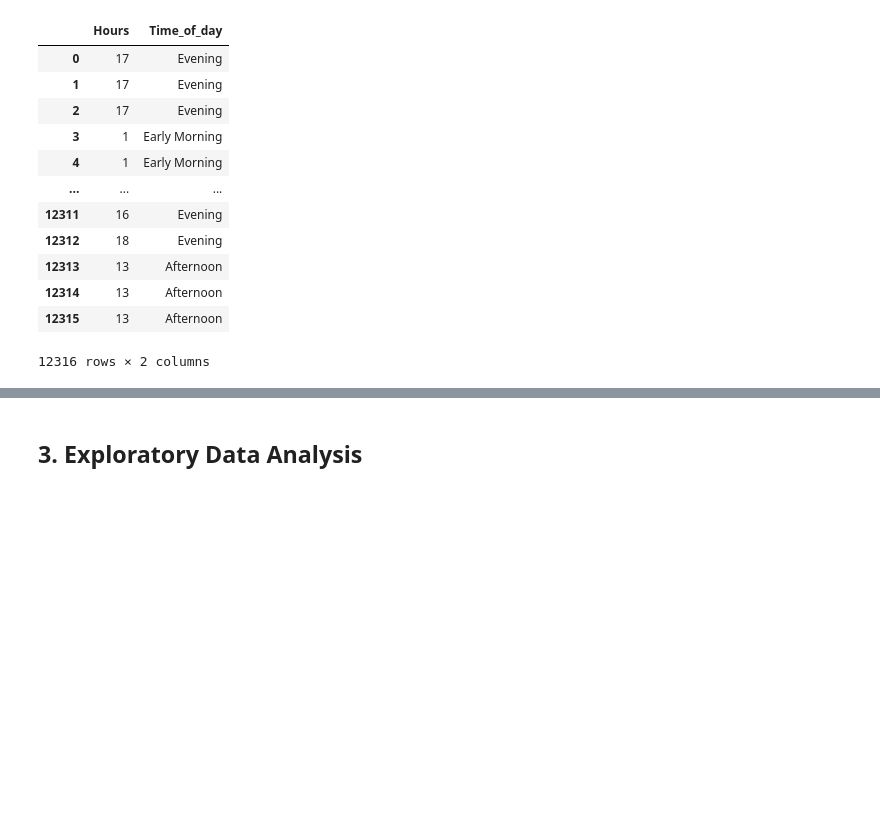
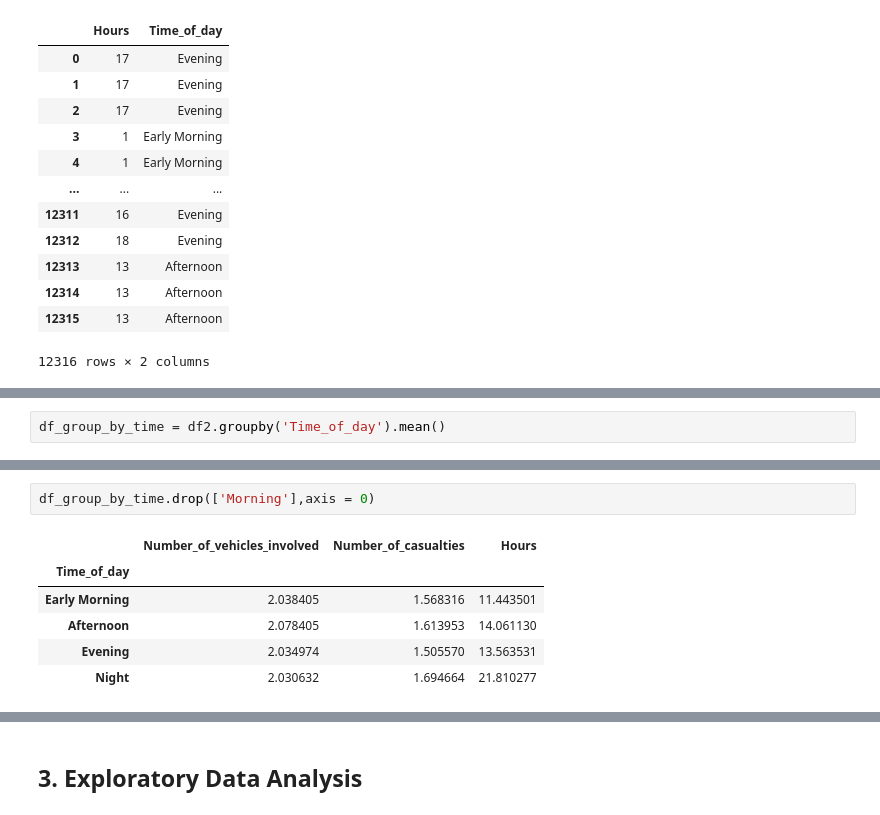
Before and after one commit to vedanthv/Road-Traffic-Accident-Severity-Classification, a Jupyter notebook: RoadTrafficSeverityProject.ipynb, the cells around one changed output, grey strips where cells are left out. Cells and saved outputs as stored; diff of their text form; blank space fills up the shorter version.

```diff
--- a/RoadTrafficSeverityProject.ipynb
+++ b/RoadTrafficSeverityProject.ipynb
@@ -410,0 +417,2 @@ df2[['Hours','Time_of_day']]
+# %%
+df_group_by_time = df2.groupby('Time_of_day').mean()
@@ -410,0 +429,9 @@ df2[['Hours','Time_of_day']]
+# %%
+df_group_by_time.drop(['Morning'],axis = 0)
+# %% [output]
+|  | Number_of_vehicles_involved | Number_of_casualties | Hours |
+| Time_of_day |  |  |  |
+| Early Morning | 2.038405 | 1.568316 | 11.443501 |
+| Afternoon | 2.078405 | 1.613953 | 14.061130 |
+| Evening | 2.034974 | 1.505570 | 13.563531 |
+| Night | 2.030632 | 1.694664 | 21.810277 |
```
Also changed, not shown: parts of 14 cells of this notebook.
